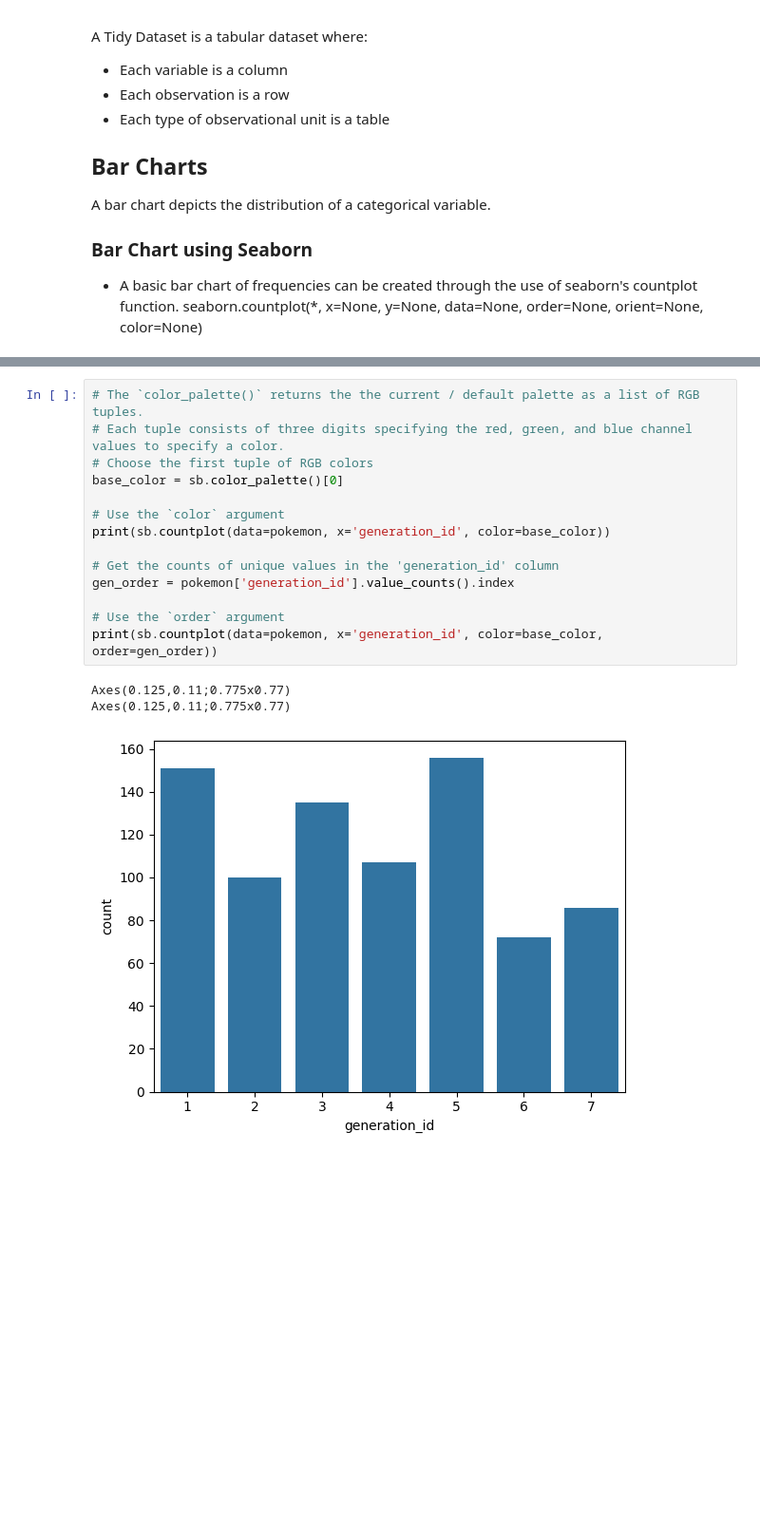
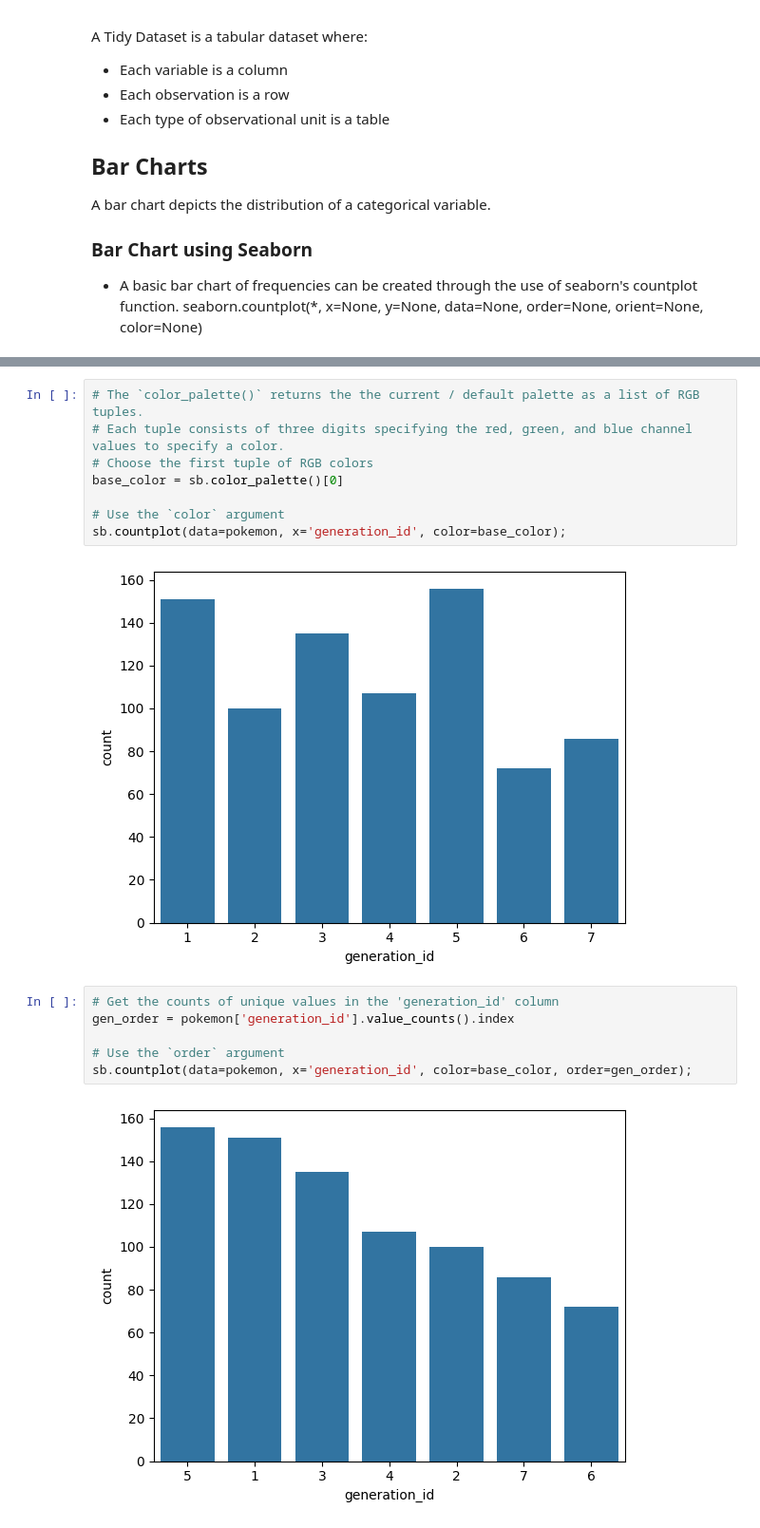
Before and after one commit to tinaghimire/ML-AI-learning, a Jupyter notebook: Matplotlib&Seaborn.ipynb, the cells around one changed output, grey strips where cells are left out. Shown at 95% size. Saved outputs shown, nothing was run; the diff lists cells and outputs as text; blank space fills up the shorter version.

```diff
--- a/Matplotlib&Seaborn.ipynb
+++ b/Matplotlib&Seaborn.ipynb
@@ -77,14 +77,14 @@ sb.countplot(data=pokemon, x='generation_id') ;
 base_color = sb.color_palette()[0]
 
 # Use the `color` argument
-print(sb.countplot(data=pokemon, x='generation_id', color=base_color))
-
-# Get the counts of unique values in the 'generation_id' column
-gen_order = pokemon['generation_id'].value_counts().index
-
-# Use the `order` argument
-print(sb.countplot(data=pokemon, x='generation_id', color=base_color, order=gen_order))
+sb.countplot(data=pokemon, x='generation_id', color=base_color);
 # %% [output]
-Axes(0.125,0.11;0.775x0.77)
-Axes(0.125,0.11;0.775x0.77)
 [figure]
+# %%
+# Get the counts of unique values in the 'generation_id' column
+gen_order = pokemon['generation_id'].value_counts().index
+
+# Use the `order` argument
+sb.countplot(data=pokemon, x='generation_id', color=base_color, order=gen_order);
+# %% [output]
+[figure, added]
```
Also changed, not shown: parts of 13 cells of this notebook.
